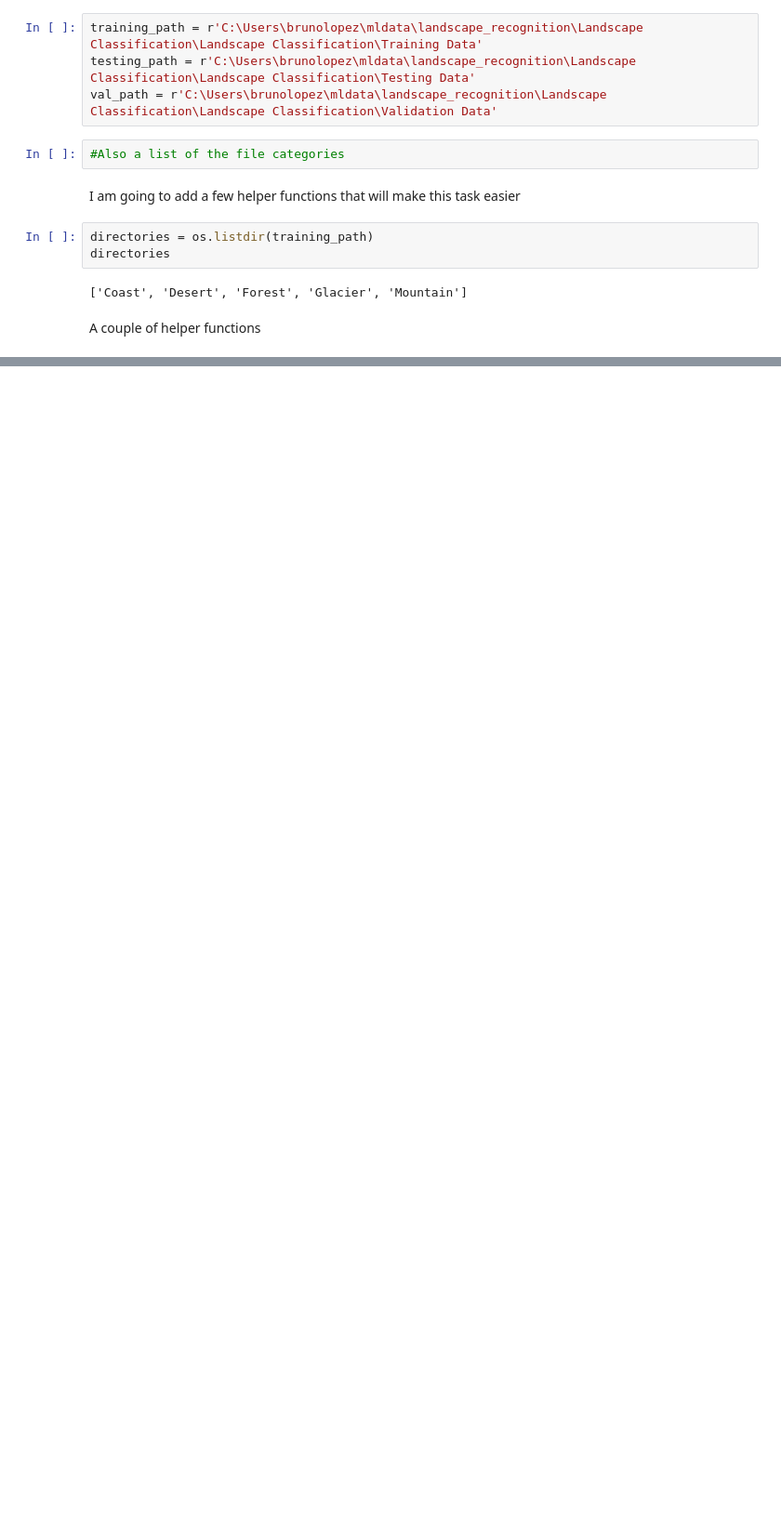
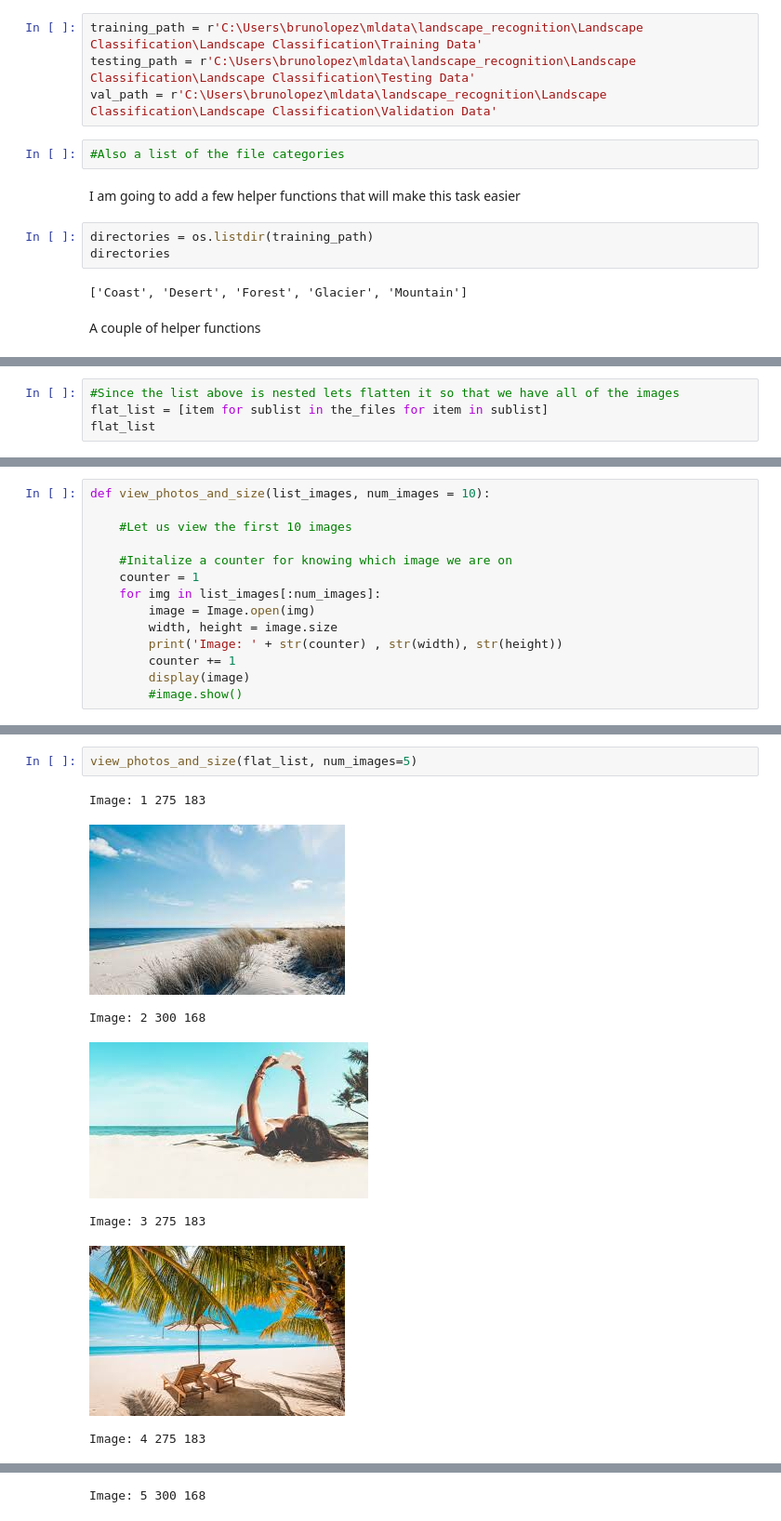
Before and after one commit to brunohlopez/machineLearning, a Jupyter notebook: landscape_classification/data_exploration.ipynb, the cells around one changed output, grey strips where cells are left out. Shown at 93% size. Drawn from its saved outputs; the diff is of its cells as text; blank space fills up the shorter version.

```diff
--- a/landscape_classification/data_exploration.ipynb
+++ b/landscape_classification/data_exploration.ipynb
@@ -87,0 +87,4 @@ the_files = list_files(sub_dirs)
+# %%
+#Since the list above is nested lets flatten it so that we have all of the images
+flat_list = [item for sublist in the_files for item in sublist]
+flat_list
@@ -87,0 +115,14 @@ the_files = list_files(sub_dirs)
+# %%
+def view_photos_and_size(list_images, num_images = 10):
+
+    #Let us view the first 10 images
+
+    #Initalize a counter for knowing which image we are on
+    counter = 1
+    for img in list_images[:num_images]:
+        image = Image.open(img)
+        width, height = image.size
+        print('Image: ' + str(counter) , str(width), str(height))
+        counter += 1
+        display(image)
+        #image.show()
@@ -87,0 +131,10 @@ the_files = list_files(sub_dirs)
+# %%
+view_photos_and_size(flat_list, num_images=5)
+# %% [output]
+Image: 1 275 183
+[figure, added]
+Image: 2 300 168
+[figure, added]
+Image: 3 275 183
+[figure, added]
+Image: 4 275 183
@@ -87,0 +142 @@ the_files = list_files(sub_dirs)
+Image: 5 300 168
```
Also changed, not shown: parts of 10 cells of this notebook.
